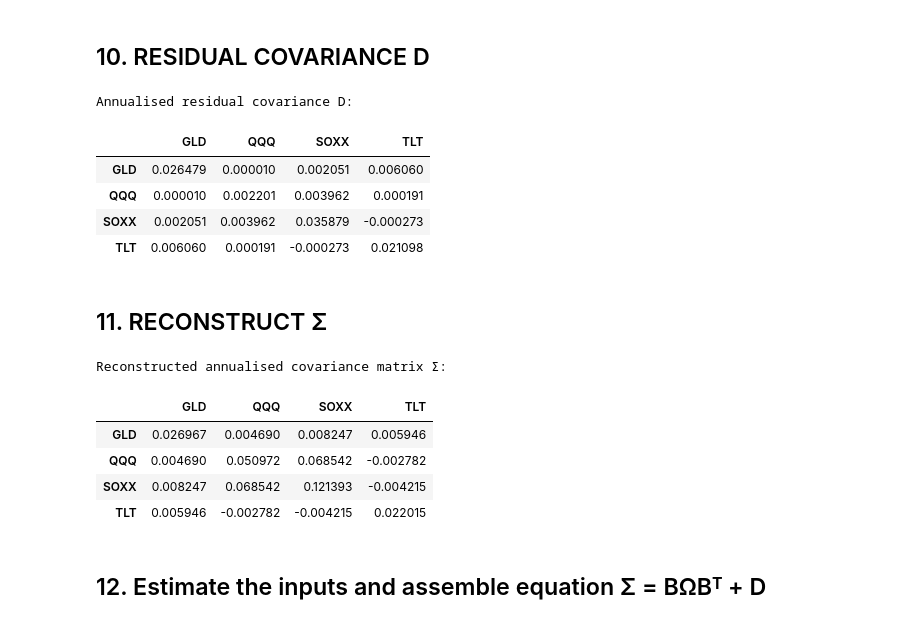
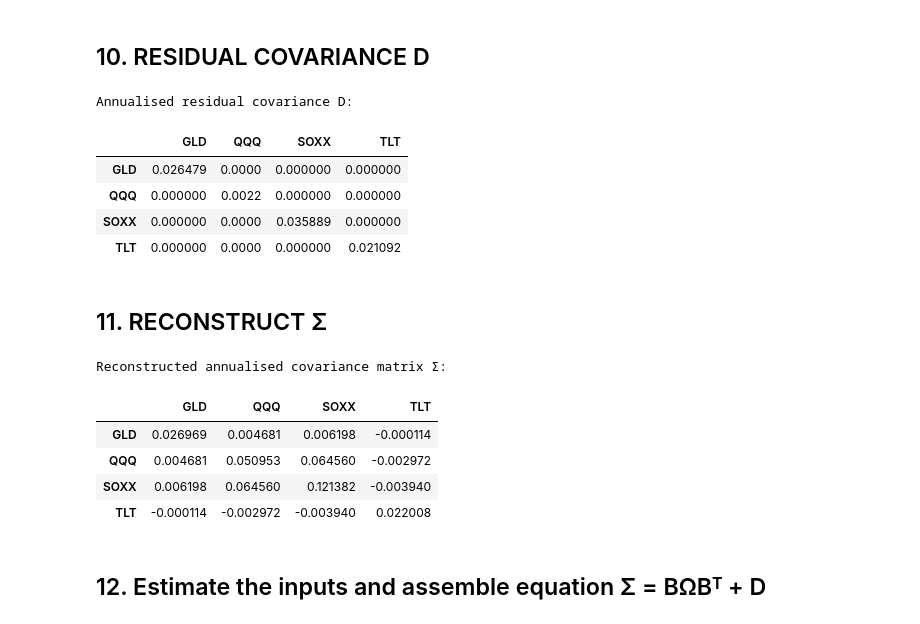
Before and after one commit to cyee02/MQF, a Jupyter notebook: QF600/Assignment 2 - Beta Neutral/Asset Pricing Week 5 assignment -2.ipynb, the cells around one changed output. Cells and saved outputs as stored; diff of their text form; code cells hidden in the pictures.

```diff
--- a/QF600/Assignment 2 - Beta Neutral/Asset Pricing Week 5 assignment -2.ipynb
+++ b/QF600/Assignment 2 - Beta Neutral/Asset Pricing Week 5 assignment -2.ipynb
@@ -358,18 +370,26 @@ Annualised factor covariance Ω:
 # %%
 D_daily = residuals.cov()
 
 # Annualise
 D = D_daily * trading_days
 
+# Keep only the idiosyncratic variances: the factor model assumes
+# residuals are uncorrelated across assets, so D is diagonal
+D = pd.DataFrame(
+    np.diag(np.diag(D)),
+    index=D.index,
+    columns=D.columns
+)
+
 print("Annualised residual covariance D:")
 display(D.round(6))
 # %% [output]
 Annualised residual covariance D:
 |  | GLD | QQQ | SOXX | TLT |
-| GLD | 0.026479 | 0.000010 | 0.002051 | 0.006060 |
-| QQQ | 0.000010 | 0.002201 | 0.003962 | 0.000191 |
-| SOXX | 0.002051 | 0.003962 | 0.035879 | -0.000273 |
-| TLT | 0.006060 | 0.000191 | -0.000273 | 0.021098 |
+| GLD | 0.026479 | 0.0000 | 0.000000 | 0.000000 |
+| QQQ | 0.000000 | 0.0022 | 0.000000 | 0.000000 |
+| SOXX | 0.000000 | 0.0000 | 0.035889 | 0.000000 |
+| TLT | 0.000000 | 0.0000 | 0.000000 | 0.021092 |
 # %% [markdown]
 ## 11. RECONSTRUCT Σ
 # %%
@@ -393,10 +413,10 @@ display(Sigma.round(6))
 # %% [output]
 Reconstructed annualised covariance matrix Σ:
 |  | GLD | QQQ | SOXX | TLT |
-| GLD | 0.026967 | 0.004690 | 0.008247 | 0.005946 |
-| QQQ | 0.004690 | 0.050972 | 0.068542 | -0.002782 |
-| SOXX | 0.008247 | 0.068542 | 0.121393 | -0.004215 |
-| TLT | 0.005946 | -0.002782 | -0.004215 | 0.022015 |
+| GLD | 0.026969 | 0.004681 | 0.006198 | -0.000114 |
+| QQQ | 0.004681 | 0.050953 | 0.064560 | -0.002972 |
+| SOXX | 0.006198 | 0.064560 | 0.121382 | -0.003940 |
+| TLT | -0.000114 | -0.002972 | -0.003940 | 0.022008 |
 # %% [markdown]
 ## 12. Estimate the inputs and assemble equation Σ = BΩBᵀ + D
 # %%
```
Also changed, not shown: parts of 26 cells of this notebook, 9 other files.
